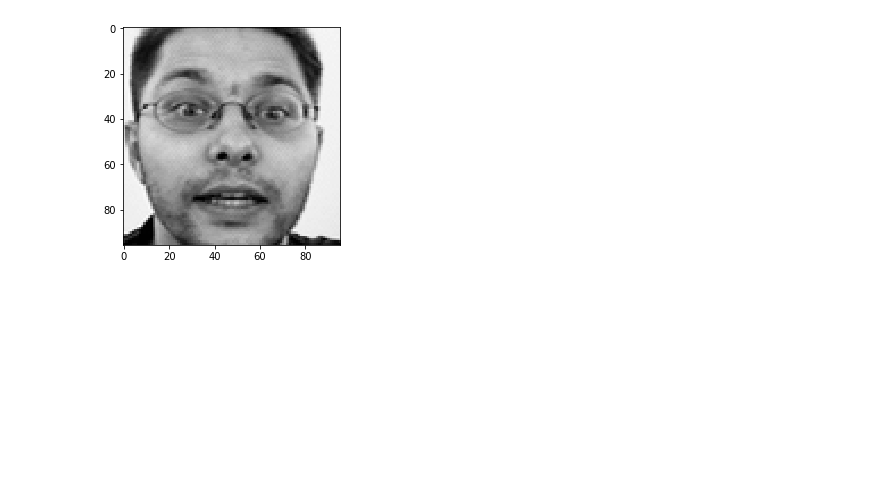
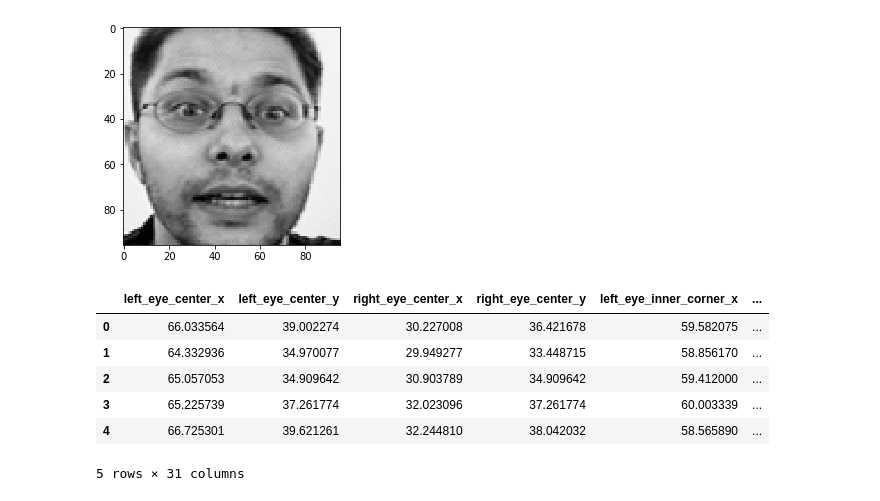
Before and after one commit to Midren/Caricature_maker, a Jupyter notebook: Untitled.ipynb, the cells around one changed output. Saved outputs shown, nothing was run; the diff lists cells and outputs as text; code cells hidden in the pictures; blank space fills up the shorter version.

```diff
--- a/Untitled.ipynb
+++ b/Untitled.ipynb
@@ -26,5 +26,14 @@ plt.show()
 [figure]
 # %%
 y_train = train_data.iloc[:, :-1].values
+train_data.head()
+# %% [output]
+|  | left_eye_center_x | left_eye_center_y | right_eye_center_x | right_eye_center_y | left_eye_inner_corner_x | ... |
+| 0 | 66.033564 | 39.002274 | 30.227008 | 36.421678 | 59.582075 | ... |
+| 1 | 64.332936 | 34.970077 | 29.949277 | 33.448715 | 58.856170 | ... |
+| 2 | 65.057053 | 34.909642 | 30.903789 | 34.909642 | 59.412000 | ... |
+| 3 | 65.225739 | 37.261774 | 32.023096 | 37.261774 | 60.003339 | ... |
+| 4 | 66.725301 | 39.621261 | 32.244810 | 38.042032 | 58.565890 | ... |
+5 rows × 31 columns
 # %%
 X_train = np.array(X_train).reshape(len(X_train), -1)
```
Also changed, not shown: parts of 15 cells of this notebook, 9 other files.
